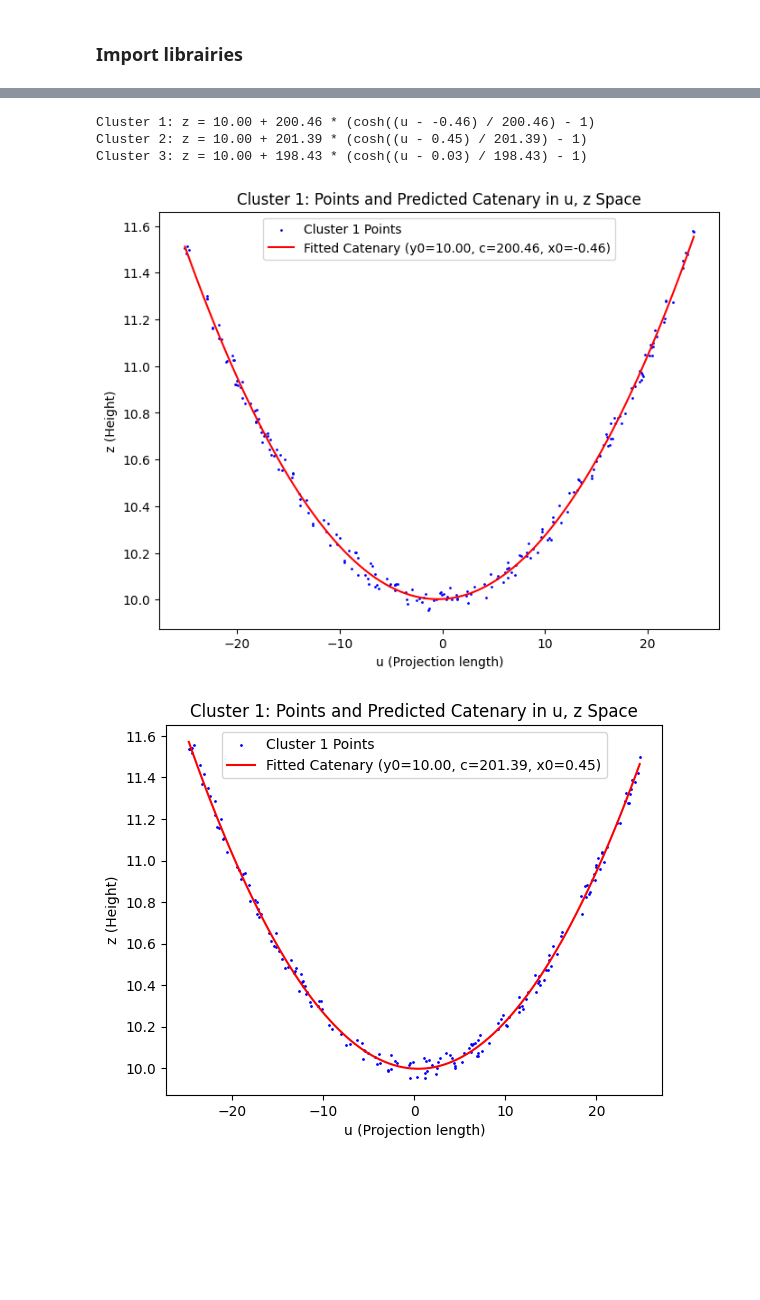
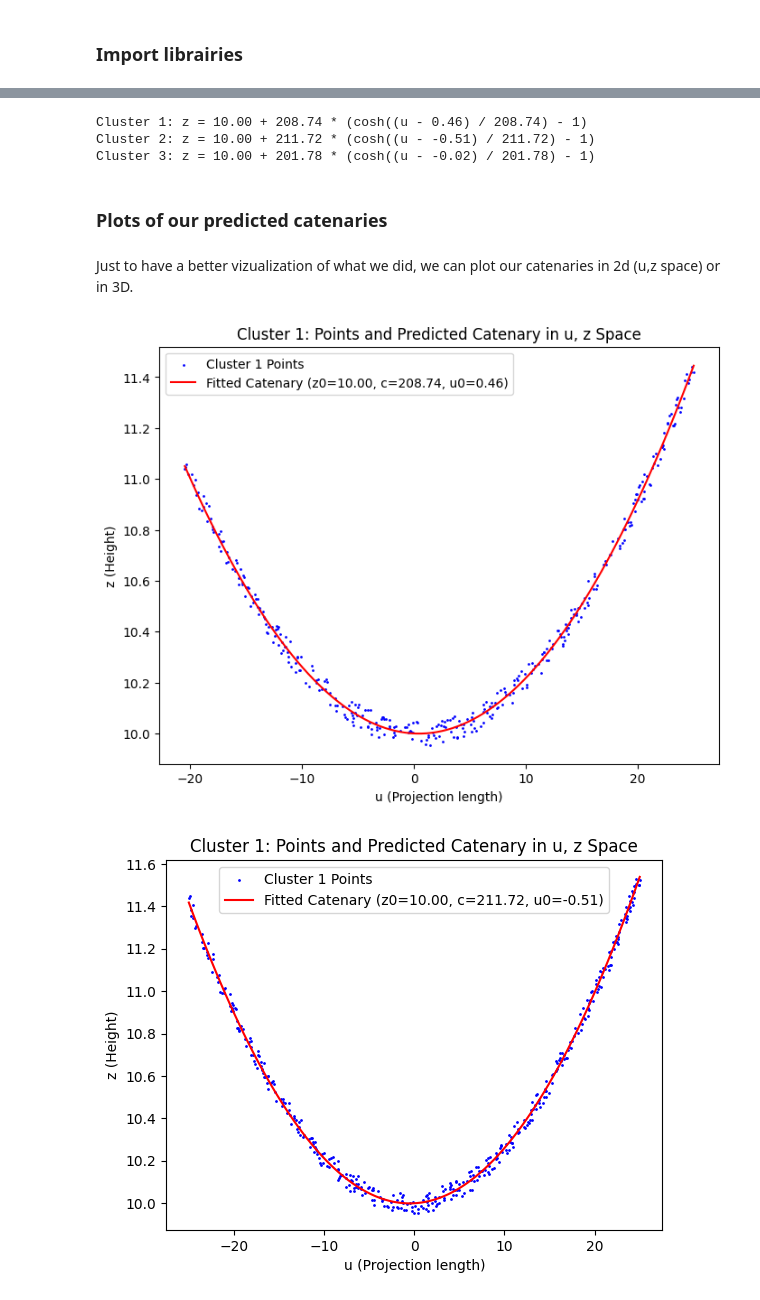
Before and after one commit to ofondeur/catenary_models, a Jupyter notebook: code.ipynb, the cells around one changed output, grey strips where cells are left out. Drawn from its saved outputs; the diff is of its cells as text; code cells hidden in the pictures; blank space fills up the shorter version.

```diff
--- a/code.ipynb
+++ b/code.ipynb
@@ -13,5 +14,5 @@ from sklearn.cluster import KMeans
 # %%
-easy_data=pd.read_parquet('Data Science Intern - LiDAR Technical Test/lidar_cable_points_hard.parquet')
+data=pd.read_parquet('Data Science Intern - LiDAR Technical Test/lidar_cable_points_extrahard.parquet')
 # %%
 fig = plt.figure()
 ax = fig.add_subplot(111, projection='3d')
@@ -103,0 +48,2 @@ Cluster 3: y = -1.05x + 1028.13
+# %%
+equations,labels=cluster_slopes(lines)
@@ -189,54 +105,52 @@ def get_u_and_z(points_xyz, slope, intercept):
 # %%
+catenary_equations = []
 for i, cluster_points in enumerate(cluster_points_list):
     slope, intercept = denormalized_equations[i]
-
     u, z = get_u_and_z(cluster_points, slope, intercept)
 
     # Initial guess: y0 = min height, c = 10 (reasonable guess), x0 = mean of projection
-    params, _ = curve_fit(catenary, u, z, p0=[z.min(), 10, u.mean()])
+    params, _ = curve_fit(catenary_equation, u, z, p0=[z.min(), 10, u.mean()])
 
     z0, c, u0 = params
     print(f"Cluster {i + 1}: z = {z0:.2f} + {c:.2f} * (cosh((u - {u0:.2f}) / {c:.2f}) - 1)")
+    catenary_equations.append((z0, c, u0))
 # %% [output]
-Cluster 1: z = 10.00 + 200.46 * (cosh((u - -0.46) / 200.46) - 1)
-Cluster 2: z = 10.00 + 201.39 * (cosh((u - 0.45) / 201.39) - 1)
-Cluster 3: z = 10.00 + 198.43 * (cosh((u - 0.03) / 198.43) - 1)
+Cluster 1: z = 10.00 + 208.74 * (cosh((u - 0.46) / 208.74) - 1)
+Cluster 2: z = 10.00 + 211.72 * (cosh((u - -0.51) / 211.72) - 1)
+Cluster 3: z = 10.00 + 201.78 * (cosh((u - -0.02) / 201.78) - 1)
+# %% [markdown]
+### Plots of our predicted catenaries
+# %% [markdown]
+Just to have a better vizualization of what we did, we can plot our catenaries in 2d (u,z space) or in 3D.
 # %%
 # Create a figure for u, z space visualization
 plt.figure(figsize=(8, 6))
 
 for i in range(len(cluster_points_list)):
-    cluster_points = cluster_points_list[i]  # Cluster 1
+    cluster_points = cluster_points_list[i]
+    # Get the slope and intercept, and u/z values
+    slope, intercept = denormalized_equations[i]
+    u, z = get_u_and_z(cluster_points, slope, intercept)
 
-    if len(cluster_points) > 0:
-        # Get the slope and intercept for cluster 1
-        slope, intercept = denormalized_equations[i]
+    # Plot the points in u, z space
+    plt.scatter(u, z, label="Cluster 1 Points", c='blue', s=1)
 
-        # Get the u and z values for the points in cluster 1
-        u, z = get_u_and_z(cluster_points, slope, intercept)
+    # Get the parameters of the catenary
+    z0, c, u0 =catenary_equations[i]
 
-        # Plot the points in u, z space for cluster 1
-        plt.scatter(u, z, label="Cluster 1 Points", c='blue', s=1)
+    # Generate the predicted catenary curve
+    u_line = np.linspace(u.min(), u.max(), 100)
+    z_line = catenary_equation(u_line, z0, c, u0)
 
-        # Fit the catenary for cluster 1
-        params, _ = curve_fit(catenary, u, z, p0=[z.min(), 10, u.mean()])
-
-        # Get the parameters of the catenary
-        z0, c, u0 = params
-
-        # Generate the predicted catenary curve
-        u_line = np.linspace(u.min(), u.max(), 100)
-        z_line = catenary(u_line, z0, c, u0)
-
-        # Plot the predicted catenary curve
-        plt.plot(u_line, z_line, color='red', label=f"Fitted Catenary (z0={z0:.2f}, c={c:.2f}, u0={u0:.2f})")
+    # Plot the predicted catenary curve
+    plt.plot(u_line, z_line, color='red', label=f"Fitted Catenary (z0={z0:.2f}, c={c:.2f}, u0={u0:.2f})")
 
     # Set the labels and title
     plt.xlabel("u (Projection length)")
     plt.ylabel("z (Height)")
     plt.title("Cluster 1: Points and Predicted Catenary in u, z Space")
     plt.legend()
     plt.show()
 # %% [output]
-[figure, old version]
+[figure, new version]
-[figure, old version]
+[figure, new version]
```
Also changed, not shown: parts of 22 cells of this notebook, 2 other files.
